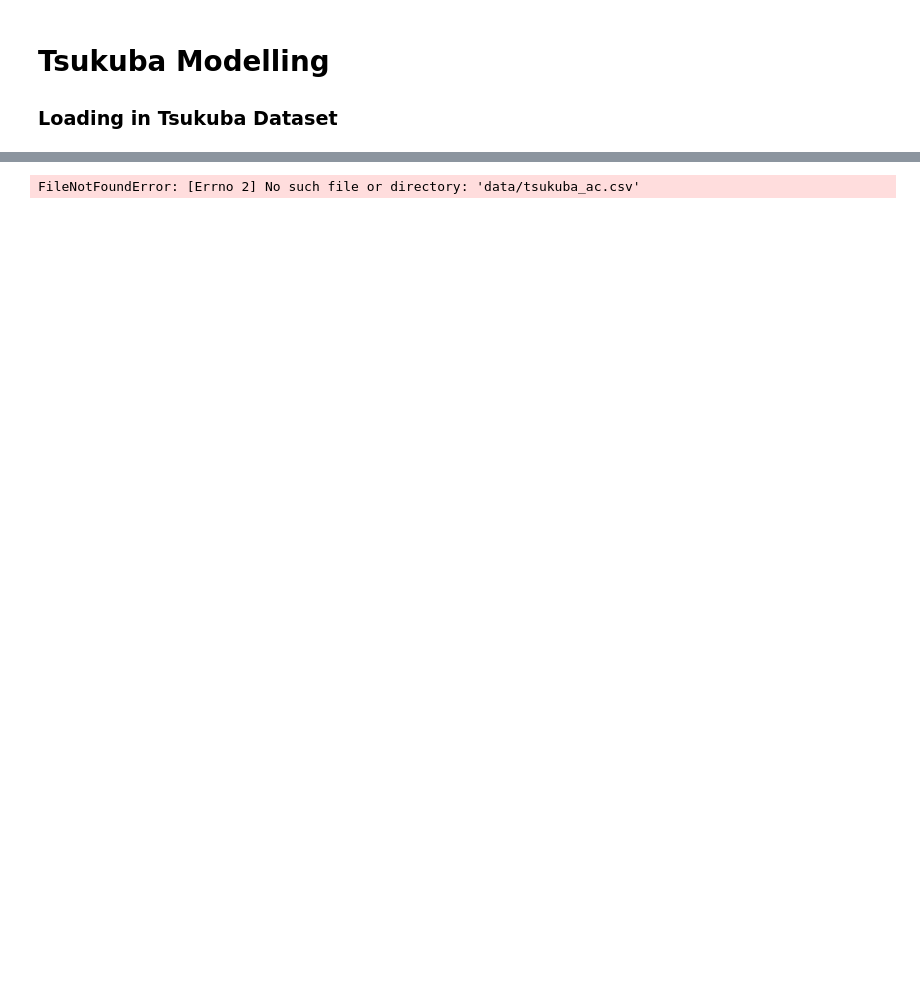
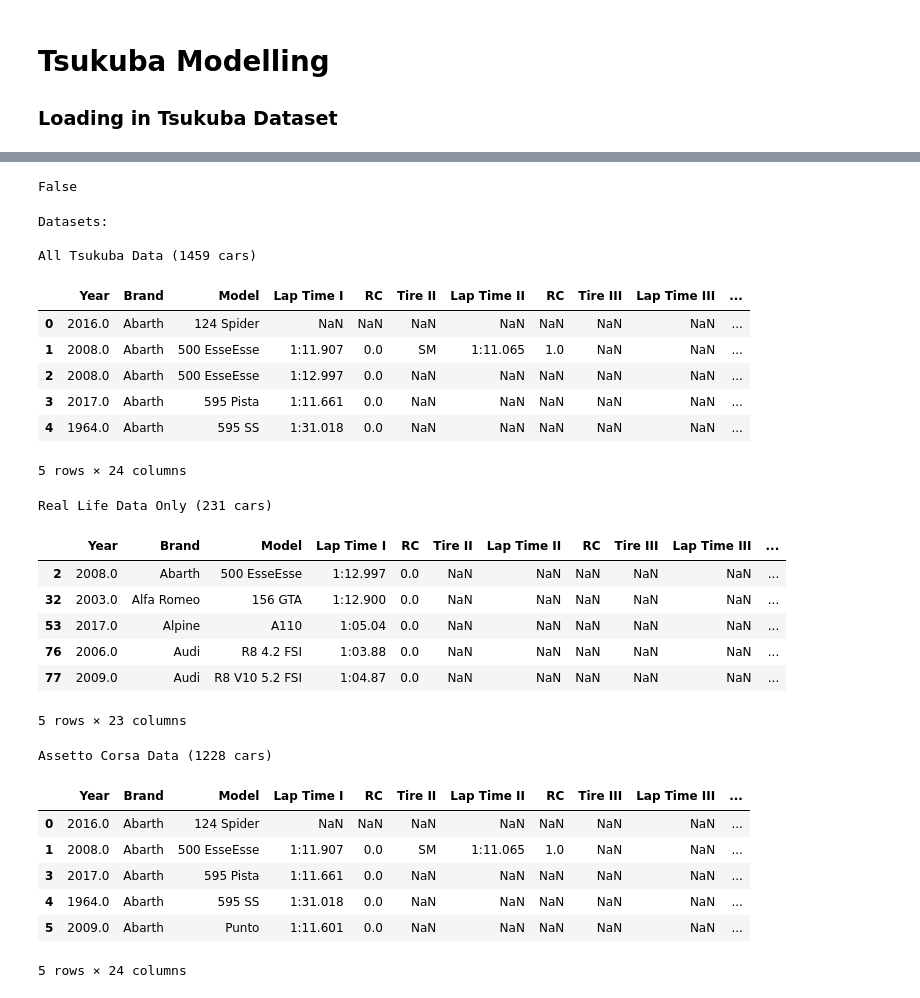
Before and after one commit to zaki1503/tsukuba_modelling, a Jupyter notebook: TsukubaNotebook.ipynb, the cells around one changed output, grey strips where cells are left out. Saved outputs shown, nothing was run; the diff lists cells and outputs as text; code cells hidden in the pictures; blank space fills up the shorter version.

```diff
--- a/TsukubaNotebook.ipynb
+++ b/TsukubaNotebook.ipynb
@@ -9,24 +58,42 @@ from IPython.display import display
+# %%
+tsukuba['Lap Time II'].
+# %% [output]
+False
 # %%
-tsukuba = pd.read_csv("data/tsukuba_ac.csv").iloc[:,:24]
-tsukuba.head()
-
-tsukuba_irl = (
-    tsukuba.loc[tsukuba['Source']=='irl']
-    .drop(columns=['Author']))
-tsukuba_irl.head()
-
-tsukuba_ac = tsukuba.loc[tsukuba['Source']!='irl']
-tsukuba_ac.head()
-
 txt = " ({numcar} cars)"
 
 print("Datasets:\n")
 print("All Tsukuba Data"+txt.format(numcar = tsukuba.shape[0]))
 display(tsukuba.head())
 print()
 print("\nReal Life Data Only"+txt.format(numcar = tsukuba_irl.shape[0]))
 display(tsukuba_irl.head())
 print("\nAssetto Corsa Data"+txt.format(numcar = tsukuba_ac.shape[0]))
 display(tsukuba_ac.head())
 # %% [output]
-FileNotFoundError: [Errno 2] No such file or directory: 'data/tsukuba_ac.csv'
+Datasets:
+
+All Tsukuba Data (1459 cars)
+|  | Year | Brand | Model | Lap Time I | RC | Tire II | Lap Time II | RC | Tire III | Lap Time III | ... |
+| 0 | 2016.0 | Abarth | 124 Spider | NaN | NaN | NaN | NaN | NaN | NaN | NaN | ... |
+| 1 | 2008.0 | Abarth | 500 EsseEsse | 1:11.907 | 0.0 | SM | 1:11.065 | 1.0 | NaN | NaN | ... |
+| 2 | 2008.0 | Abarth | 500 EsseEsse | 1:12.997 | 0.0 | NaN | NaN | NaN | NaN | NaN | ... |
+| 3 | 2017.0 | Abarth | 595 Pista | 1:11.661 | 0.0 | NaN | NaN | NaN | NaN | NaN | ... |
+| 4 | 1964.0 | Abarth | 595 SS | 1:31.018 | 0.0 | NaN | NaN | NaN | NaN | NaN | ... |
+5 rows × 24 columns
+Real Life Data Only (231 cars)
+|  | Year | Brand | Model | Lap Time I | RC | Tire II | Lap Time II | RC | Tire III | Lap Time III | ... |
+| 2 | 2008.0 | Abarth | 500 EsseEsse | 1:12.997 | 0.0 | NaN | NaN | NaN | NaN | NaN | ... |
+| 32 | 2003.0 | Alfa Romeo | 156 GTA | 1:12.900 | 0.0 | NaN | NaN | NaN | NaN | NaN | ... |
+| 53 | 2017.0 | Alpine | A110 | 1:05.04 | 0.0 | NaN | NaN | NaN | NaN | NaN | ... |
+| 76 | 2006.0 | Audi | R8 4.2 FSI | 1:03.88 | 0.0 | NaN | NaN | NaN | NaN | NaN | ... |
+| 77 | 2009.0 | Audi | R8 V10 5.2 FSI | 1:04.87 | 0.0 | NaN | NaN | NaN | NaN | NaN | ... |
+5 rows × 23 columns
+Assetto Corsa Data (1228 cars)
+|  | Year | Brand | Model | Lap Time I | RC | Tire II | Lap Time II | RC | Tire III | Lap Time III | ... |
+| 0 | 2016.0 | Abarth | 124 Spider | NaN | NaN | NaN | NaN | NaN | NaN | NaN | ... |
+| 1 | 2008.0 | Abarth | 500 EsseEsse | 1:11.907 | 0.0 | SM | 1:11.065 | 1.0 | NaN | NaN | ... |
+| 3 | 2017.0 | Abarth | 595 Pista | 1:11.661 | 0.0 | NaN | NaN | NaN | NaN | NaN | ... |
+| 4 | 1964.0 | Abarth | 595 SS | 1:31.018 | 0.0 | NaN | NaN | NaN | NaN | NaN | ... |
+| 5 | 2009.0 | Abarth | Punto | 1:11.601 | 0.0 | NaN | NaN | NaN | NaN | NaN | ... |
+5 rows × 24 columns
```
Also changed, not shown: parts of 7 cells of this notebook, 1 other file.
